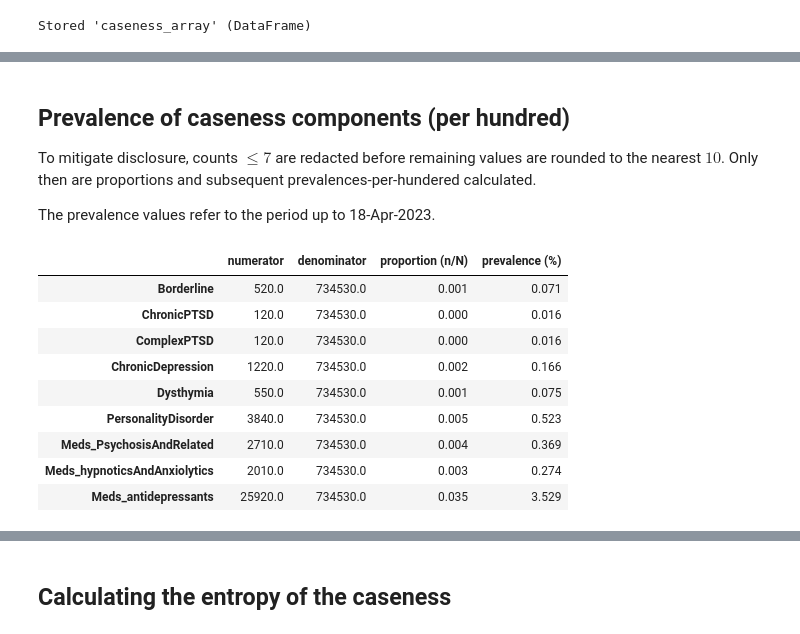
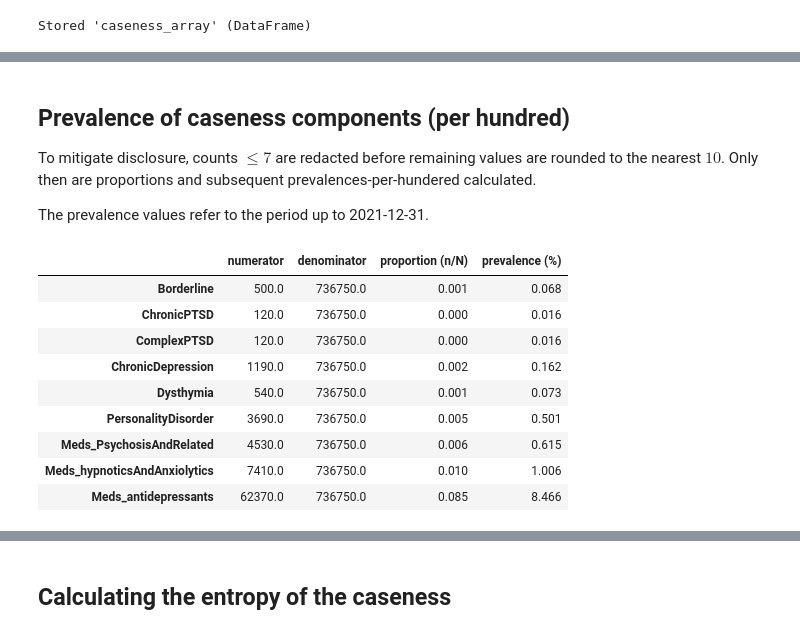
Before and after one commit to ConnectedBradford/c-mcinerney-workspace, a Jupyter notebook: UNSEEN_create_caseness_variables.ipynb, the cells around one changed output, grey strips where cells are left out. Cells and saved outputs as stored; diff of their text form; code cells hidden in the pictures.

Commit message:
Update caseness notebook with new caseness flavours

```diff
--- a/UNSEEN_create_caseness_variables.ipynb
+++ b/UNSEEN_create_caseness_variables.ipynb
@@ -10,6 +10,12 @@ The purpose of this notebook is to produce the caseness array. The caseness arra
 # %% [markdown]
 ### Prerequisites
 # %%
+# Set index date. Usually CURRENT_DATE() but Dec 2021 will be used until cB fixed the missing prescriptions.
+myIndexDate =  '2021-12-31'
+
+# Set the capture window that indicates an active prescription of the medications of interest.
+meds_catch_window = 4
+
 # Set parameters for disclosivity adjustments.
 redaction_threshold = 7
 target_round = 10
@@ -305,46 +321,51 @@ bqTable = client.query(sql).to_dataframe()
 # %% [output]
 Stored 'bqTable' (DataFrame)
 # %%
-# Define CMHD-by-diagnosis as any patient with any of the diagnoses.
+# Define diagnosis-based CMHD as any patient with any of the diagnoses.
 CMHD_dx_only = bqTable.loc[:, ~bqTable.columns.isin(['person_id',
                                                      'Meds_PsychosisAndRelated',
                                                      'Meds_hypnoticsAndAnxiolytics',
                                                      'Meds_antidepressants'])].max(axis = 1)
-# Exclude patients with diagnoses for bipolar or schizophrenia.
+# ...but exclude patients with diagnoses for bipolar or schizophrenia.
 CMHD_dx_only.loc[(bqTable['Bipolar'] == 1) | (bqTable['Schizophrenia'] == 1)] = 0
 
-# Define CMHD-by-prescription as any patient with any of the prescriptions.
+# Define prescription-based CMHD as any patient with any of the prescriptions.
 CMHD_rx_only = bqTable[['Meds_PsychosisAndRelated',
                         'Meds_hypnoticsAndAnxiolytics',
                         'Meds_antidepressants']].max(axis = 1)
 CMHD = []
 for i_iter in range(len(CMHD_rx_only)):
-    if (CMHD_dx_only[i_iter] == 1 & CMHD_rx_only[i_iter] == 1):
+    if (CMHD_dx_only[i_iter] == 1 and CMHD_rx_only[i_iter] == 1):
         # If the patient has a diagnostic code AND an active prescription,
-        # then they are a definite CMHD = 2.
+        # then they are a 'Definite caseness', CMHD = 3.
+        CMHD.append(3)
+    elif (CMHD_dx_only[i_iter] == 1 and CMHD_rx_only[i_iter] != 1):
+        # If the patient DOES HAVE a diagnostic code BUT DOES NOT have an,
+        # active prescription, then they are a 'Diagnosis-based caseness', CMHD = 2.
         CMHD.append(2)
-    elif (CMHD_dx_only[i_iter] != 1 & CMHD_rx_only[i_iter] == 1):
-        # If the patient has an active prescription but not a diagnostic code,
-        # then they are a possible CMHD = 1.
+    elif (CMHD_dx_only[i_iter] != 1 and CMHD_rx_only[i_iter] == 1):
+        # If the patient DOES NOT have a diagnostic code BUT DOES HAVE an
+        #  active prescription, then they are a 'Prescription-based caseness', CMHD = 1.
         CMHD.append(1)
-    else:
-        # If the patient neither has a diagnostic code or an active prescriptions,
-        # then they are definitely not CMHD = 0.
+    elif (CMHD_dx_only[i_iter] != 1 and CMHD_rx_only[i_iter] != 1):
+        # If the patient neither has a diagnostic code nor an active prescription,
+        # then they are a 'Control', CMHD = 0.
         CMHD.append(0)
 
 caseness_array = \
     pandas.DataFrame(data = \
-                     {"person_id" : bqTable['person_id'],
+                     {#"person_id" : bqTable['person_id'],
+                      "CMHD_dx_and_rx" : [1 if i_row == 3 else 0 for i_row in CMHD],
+                      "CMHD_dx_not_rx" : [1 if i_row == 2 else 0 for i_row in CMHD],
                       "CMHD_rx_not_dx" : [1 if i_row == 1 else 0 for i_row in CMHD],
-                      "CMHD_dx_and_rx" : [1 if i_row == 2 else 0 for i_row in CMHD],
-                      "CMHD"           : CMHD,
-                      "CMHD_possdef"   : [1 if i_row == 2 else 0 if i_row == 1 else pandas.NA for i_row in CMHD],
+                      "CMHD_multi"     : CMHD,
+                      "CMHD_prescriptionVsDefinite"   : [1 if i_row == 3 else 0 if i_row == 1 else pandas.NA for i_row in CMHD],
                       "CMHD_control"   : [1 if i_row == 0 else 0 for i_row in CMHD]
                      }
                     )
 
 # Clean up.
-del(CMHD_dx_only, CMHD_rx_only)
+del(CMHD_dx_only, CMHD_rx_only, CMHD)
 # Make caseness_array available across notebooks.
 %store caseness_array
 # %% [output]
@@ -502,7 +542,7 @@ f"""
 To mitigate disclosure, counts $\le 7$ are redacted before remaining values are rounded to the nearest $10$.
 Only then are proportions and subsequent prevalences-per-hundered calculated.
 
-The prevalence values refer to the period up to {date.today().strftime('%d-%b-%Y')}.
+The prevalence values refer to the period up to {myIndexDate}.
 """
        )
 )
@@ -518,40 +558,40 @@ denominator = \
 # Define the prevlance dataframe for calculating the prevalence of caseness components.
 df_prevalence = \
     pandas.DataFrame(data = {'numerator'   : bqTable.loc[:,~bqTable.columns.isin(cols_to_ignore)].sum(),
                              'denominator' : denominator})
 # Redact low counts.
 df_prevalence = \
     df_prevalence.applymap(lambda x: numpy.nan if x <= redaction_threshold else x)
 
 # Round to nearest target_round value.
 df_prevalence = \
     (round(df_prevalence / target_round) * target_round)
 
 # Calculate porportions.
 df_prevalence['proportion (n/N)'] = \
     round((df_prevalence['numerator'] / df_prevalence['denominator']), 3)
 
 # Calculate prevalence.
 df_prevalence['prevalence (%)'] = \
     round((df_prevalence['numerator'] / df_prevalence['denominator']) * 100, 3)
 
 # Print prevalence table.
 display(df_prevalence)
 # %% [output]
 
 ## Prevalence of caseness components (per hundred)
 
 To mitigate disclosure, counts $\le 7$ are redacted before remaining values are rounded to the nearest $10$.
 Only then are proportions and subsequent prevalences-per-hundered calculated.
 
-The prevalence values refer to the period up to 18-Apr-2023.
+The prevalence values refer to the period up to 2021-12-31.
 |  | numerator | denominator | proportion (n/N) | prevalence (%) |
-| Borderline | 520.0 | 734530.0 | 0.001 | 0.071 |
-| ChronicPTSD | 120.0 | 734530.0 | 0.000 | 0.016 |
-| ComplexPTSD | 120.0 | 734530.0 | 0.000 | 0.016 |
-| ChronicDepression | 1220.0 | 734530.0 | 0.002 | 0.166 |
-| Dysthymia | 550.0 | 734530.0 | 0.001 | 0.075 |
-| PersonalityDisorder | 3840.0 | 734530.0 | 0.005 | 0.523 |
-| Meds_PsychosisAndRelated | 2710.0 | 734530.0 | 0.004 | 0.369 |
-| Meds_hypnoticsAndAnxiolytics | 2010.0 | 734530.0 | 0.003 | 0.274 |
-| Meds_antidepressants | 25920.0 | 734530.0 | 0.035 | 3.529 |
+| Borderline | 500.0 | 736750.0 | 0.001 | 0.068 |
+| ChronicPTSD | 120.0 | 736750.0 | 0.000 | 0.016 |
+| ComplexPTSD | 120.0 | 736750.0 | 0.000 | 0.016 |
+| ChronicDepression | 1190.0 | 736750.0 | 0.002 | 0.162 |
+| Dysthymia | 540.0 | 736750.0 | 0.001 | 0.073 |
+| PersonalityDisorder | 3690.0 | 736750.0 | 0.005 | 0.501 |
+| Meds_PsychosisAndRelated | 4530.0 | 736750.0 | 0.006 | 0.615 |
+| Meds_hypnoticsAndAnxiolytics | 7410.0 | 736750.0 | 0.010 | 1.006 |
+| Meds_antidepressants | 62370.0 | 736750.0 | 0.085 | 8.466 |
```
Also changed, not shown: parts of 8 cells of this notebook.
